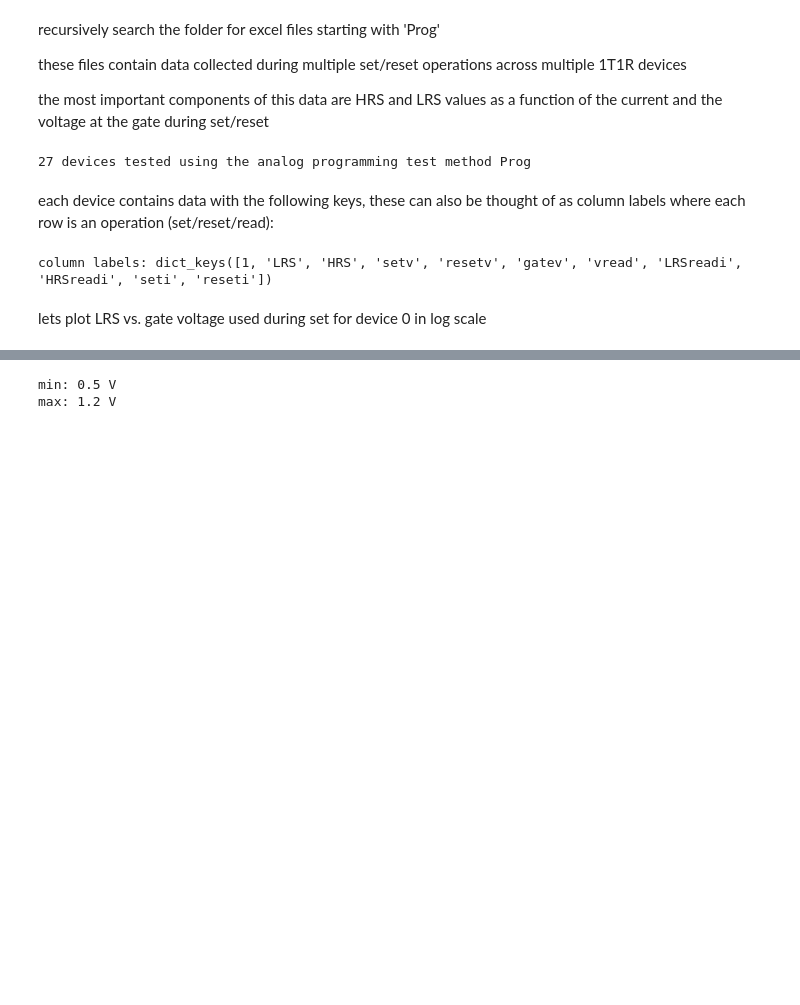
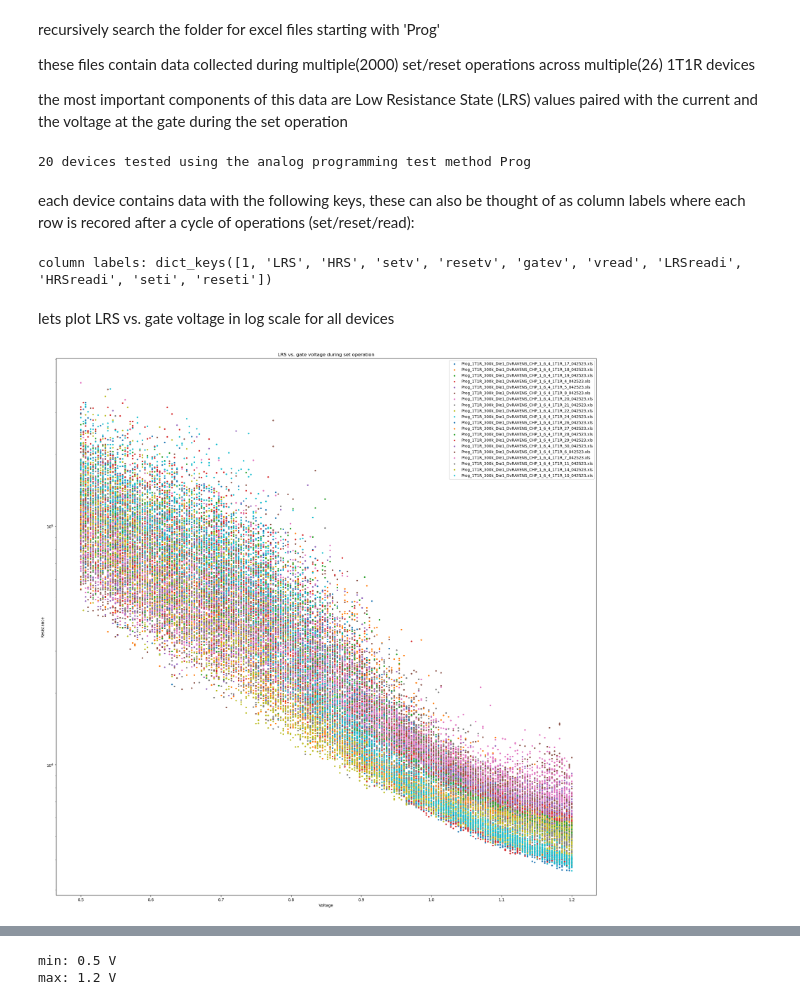
Before and after one commit to rfebbo/memr_dac, a Jupyter notebook: characterize_analog.ipynb, the cells around one changed output, grey strips where cells are left out. Saved outputs shown, nothing was run; the diff lists cells and outputs as text; code cells hidden in the pictures; blank space fills up the shorter version.

Commit message:
finished characerize analog as intro

```diff
--- a/characterize_analog.ipynb
+++ b/characterize_analog.ipynb
@@ -13,20 +10,32 @@ rcParams.update({'figure.autolayout': True})
 # %% [markdown]
 recursively search the folder for excel files starting with 'Prog'
 
-these files contain data collected during multiple set/reset operations across multiple 1T1R devices
+these files contain data collected during multiple(2000) set/reset operations across multiple(26) 1T1R devices
 
-the most important components of this data are HRS and LRS values as a function of the current and the voltage at the gate during set/reset
+the most important components of this data are Low Resistance State (LRS) values paired with the current and the voltage at the gate during the set operation
 # %%
-_, prog_data = read_1t1r_data(dir='.', type='Prog')
+_, prog_data, filenames = read_1t1r_data(dir='.', type='Prog')
 
 print(f"{len(prog_data)} devices tested using the analog programming test method Prog")
 # %% [output]
-27 devices tested using the analog programming test method Prog
+20 devices tested using the analog programming test method Prog
 # %% [markdown]
-each device contains data with the following keys, these can also be thought of as column labels where each row is an operation (set/reset/read):
+each device contains data with the following keys, these can also be thought of as column labels where each row is recored after a cycle of operations (set/reset/read):
 # %%
 print(f'column labels: {prog_data[0].keys()}')
 # %% [output]
 column labels: dict_keys([1, 'LRS', 'HRS', 'setv', 'resetv', 'gatev', 'vread', 'LRSreadi', 'HRSreadi', 'seti', 'reseti'])
 # %% [markdown]
-lets plot LRS vs. gate voltage used during set for device 0 in log scale
+lets plot LRS vs. gate voltage in log scale for all devices
+# %%
+fig, ax = plt.subplots(figsize=(25,25))
+for f, d in zip(filenames, prog_data):
+    plt.title(f'LRS vs. gate voltage during set operation')
+    plt.scatter(d['gatev'], d['LRS'], marker='.', label=f)
+    plt.ylabel('Resistance')
+    plt.xlabel('Voltage')
+    plt.yscale('log')
+plt.legend()
+plt.show()
+# %% [output]
+[figure, added]
```
Also changed, not shown: parts of 16 cells of this notebook, 1 other file.
